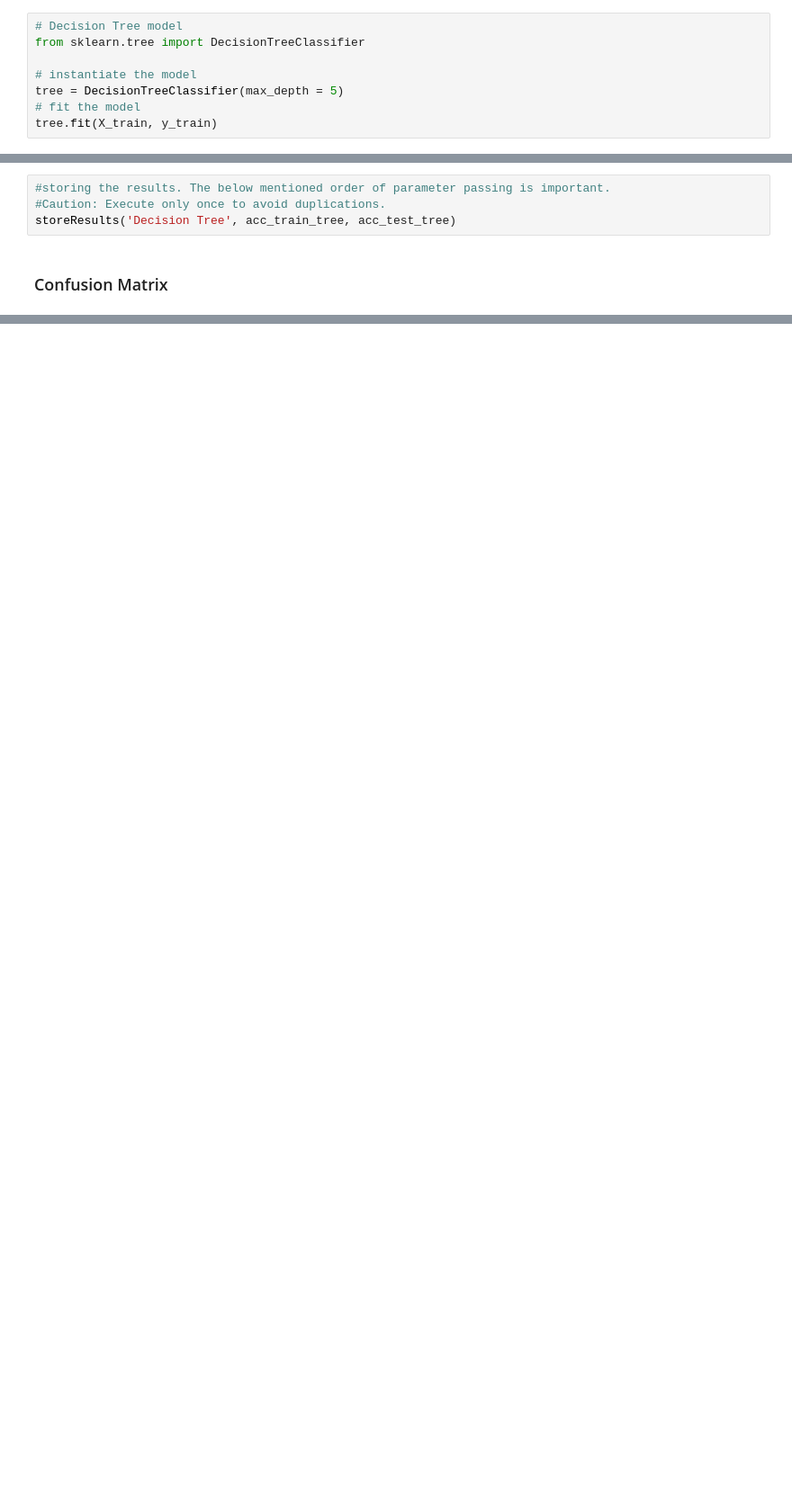
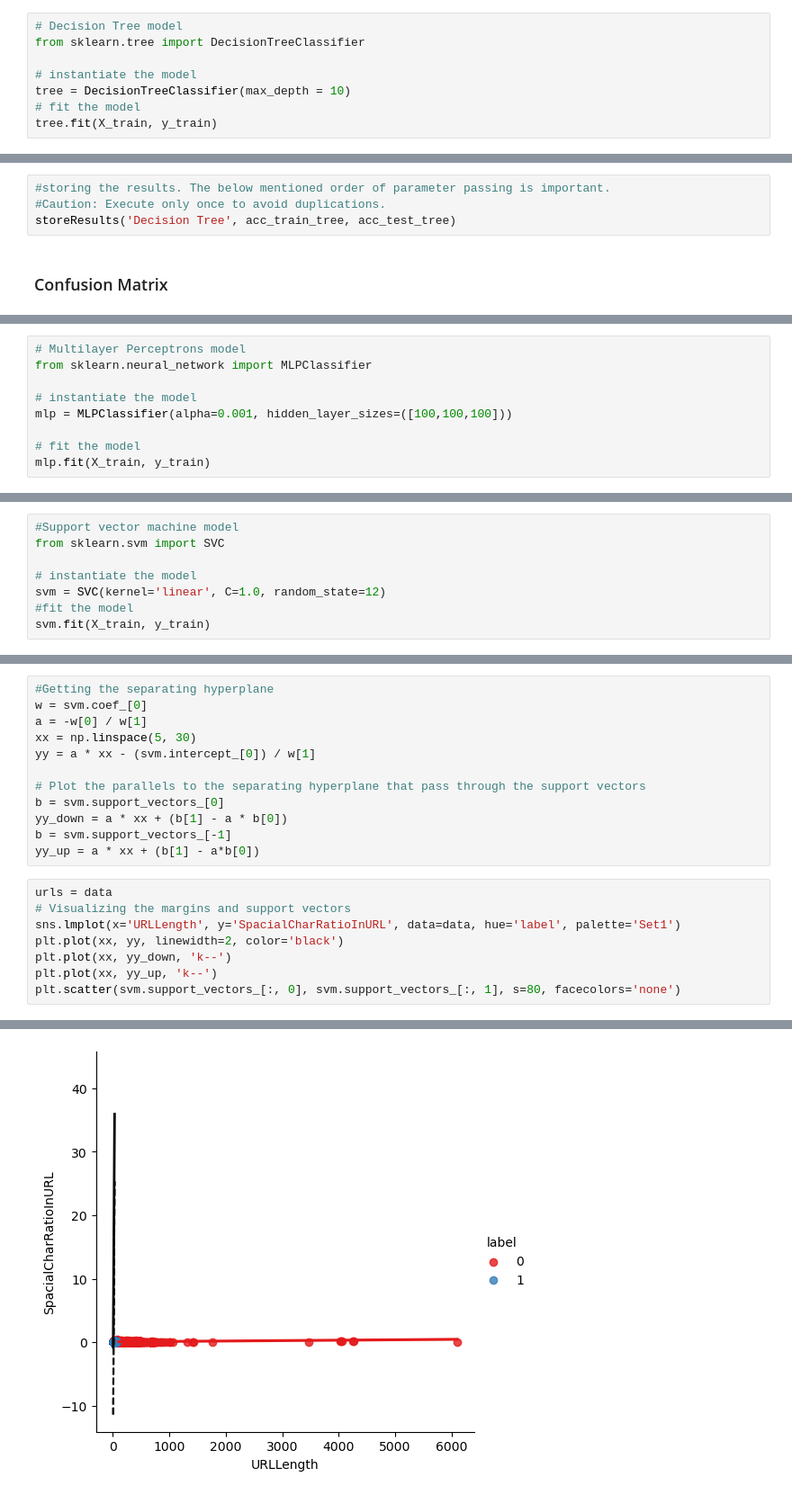
Before and after one commit to Nixam01/phishsandbox, a Jupyter notebook: ml/Phishing_Detection.ipynb, the cells around one changed output, grey strips where cells are left out. Shown at 90% size. Saved outputs shown, nothing was run; the diff lists cells and outputs as text; blank space fills up the shorter version.

```diff
--- a/ml/Phishing_Detection.ipynb
+++ b/ml/Phishing_Detection.ipynb
@@ -132,6 +139,6 @@ def storeResults(model, a,b):
 from sklearn.tree import DecisionTreeClassifier
 
 # instantiate the model
-tree = DecisionTreeClassifier(max_depth = 5)
+tree = DecisionTreeClassifier(max_depth = 10)
 # fit the model
 tree.fit(X_train, y_train)
@@ -158,0 +178,9 @@ plt.show()
+# %%
+# Multilayer Perceptrons model
+from sklearn.neural_network import MLPClassifier
+
+# instantiate the model
+mlp = MLPClassifier(alpha=0.001, hidden_layer_sizes=([100,100,100]))
+
+# fit the model
+mlp.fit(X_train, y_train)
@@ -158,0 +211,8 @@ plt.show()
+# %%
+#Support vector machine model
+from sklearn.svm import SVC
+
+# instantiate the model
+svm = SVC(kernel='linear', C=1.0, random_state=12)
+#fit the model
+svm.fit(X_train, y_train)
@@ -158,0 +221,21 @@ plt.show()
+# %%
+#Getting the separating hyperplane
+w = svm.coef_[0]
+a = -w[0] / w[1]
+xx = np.linspace(5, 30)
+yy = a * xx - (svm.intercept_[0]) / w[1]
+
+# Plot the parallels to the separating hyperplane that pass through the support vectors
+b = svm.support_vectors_[0]
+yy_down = a * xx + (b[1] - a * b[0])
+b = svm.support_vectors_[-1]
+yy_up = a * xx + (b[1] - a*b[0])
+# %%
+urls = data
+# Visualizing the margins and support vectors
+sns.lmplot(x='URLLength', y='SpacialCharRatioInURL', data=data, hue='label', palette='Set1')
+plt.plot(xx, yy, linewidth=2, color='black')
+plt.plot(xx, yy_down, 'k--')
+plt.plot(xx, yy_up, 'k--')
+plt.scatter(svm.support_vectors_[:, 0], svm.support_vectors_[:, 1], s=80, facecolors='none')
+# %% [output]
@@ -158,0 +243 @@ plt.show()
+[figure, added]
```
Also changed, not shown: parts of 29 cells of this notebook, 1 other file.
